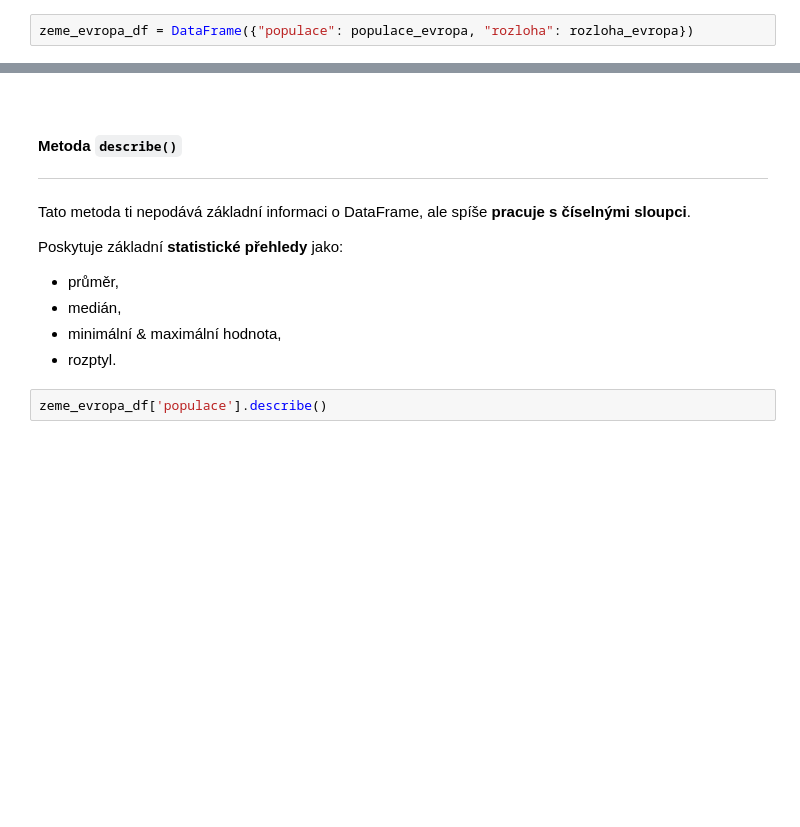
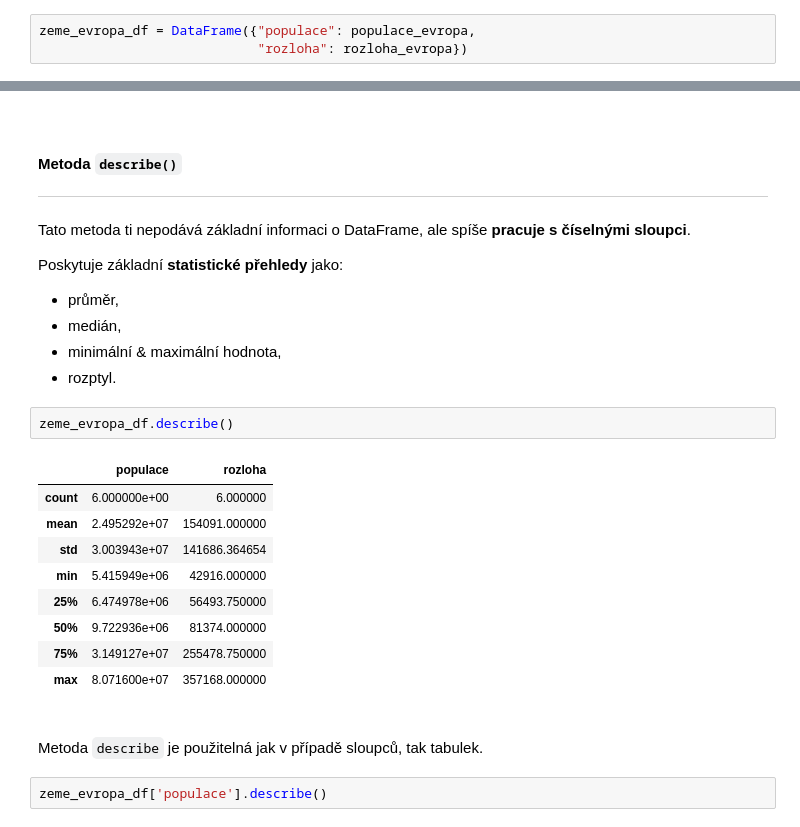
Before and after one commit to Bralor/python-data-2024, a Jupyter notebook: shared/notebooks/lesson02.ipynb, the cells around one changed output, grey strips where cells are left out. Saved outputs shown, nothing was run; the diff lists cells and outputs as text; blank space fills up the shorter version.

```diff
--- a/shared/notebooks/lesson02.ipynb
+++ b/shared/notebooks/lesson02.ipynb
@@ -1339,7 +1131,8 @@ rozloha_evropa = {
     'Rakousko': 83_878
 }
 # %%
-zeme_evropa_df = DataFrame({"populace": populace_evropa, "rozloha": rozloha_evropa})
+zeme_evropa_df = DataFrame({"populace": populace_evropa,
+                            "rozloha": rozloha_evropa})
 # %% [markdown]
 <br>
 
@@ -1381,6 +1174,22 @@ Poskytuje základní **statistické přehledy** jako:
 * medián,
 * minimální & maximální hodnota,
 * rozptyl.
+# %%
+zeme_evropa_df.describe()
+# %% [output]
+|  | populace | rozloha |
+| count | 6.000000e+00 | 6.000000 |
+| mean | 2.495292e+07 | 154091.000000 |
+| std | 3.003943e+07 | 141686.364654 |
+| min | 5.415949e+06 | 42916.000000 |
+| 25% | 6.474978e+06 | 56493.750000 |
+| 50% | 9.722936e+06 | 81374.000000 |
+| 75% | 3.149127e+07 | 255478.750000 |
+| max | 8.071600e+07 | 357168.000000 |
+# %% [markdown]
+<br>
+
+Metoda `describe` je použitelná jak v případě sloupců, tak tabulek.
 # %%
 zeme_evropa_df['populace'].describe()
 # %% [output]
```
Also changed, not shown: parts of 104 cells of this notebook.
